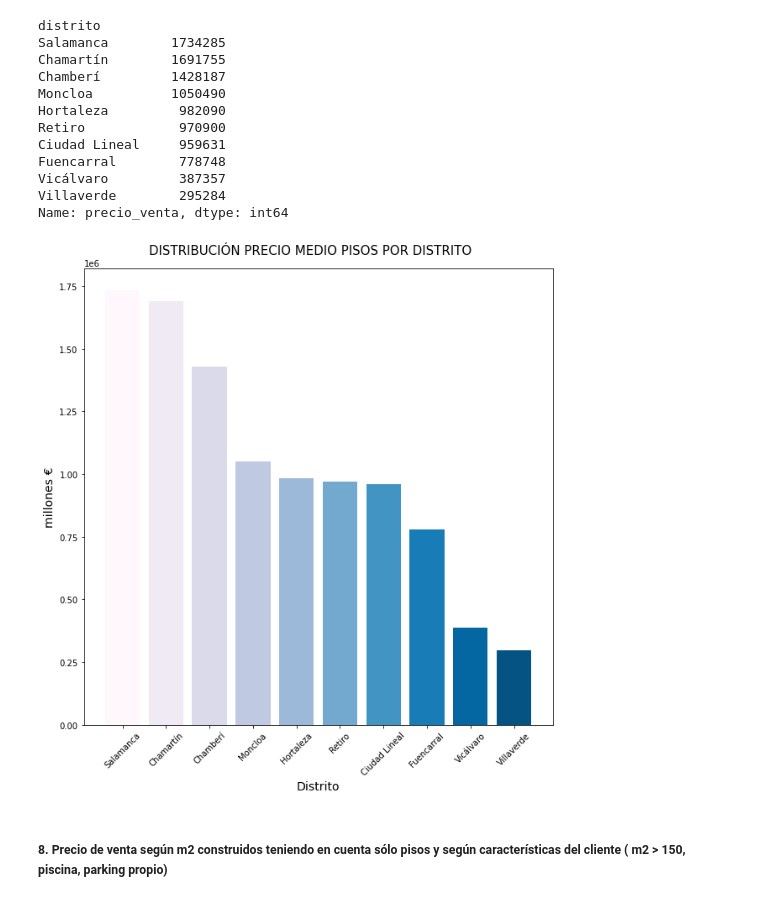
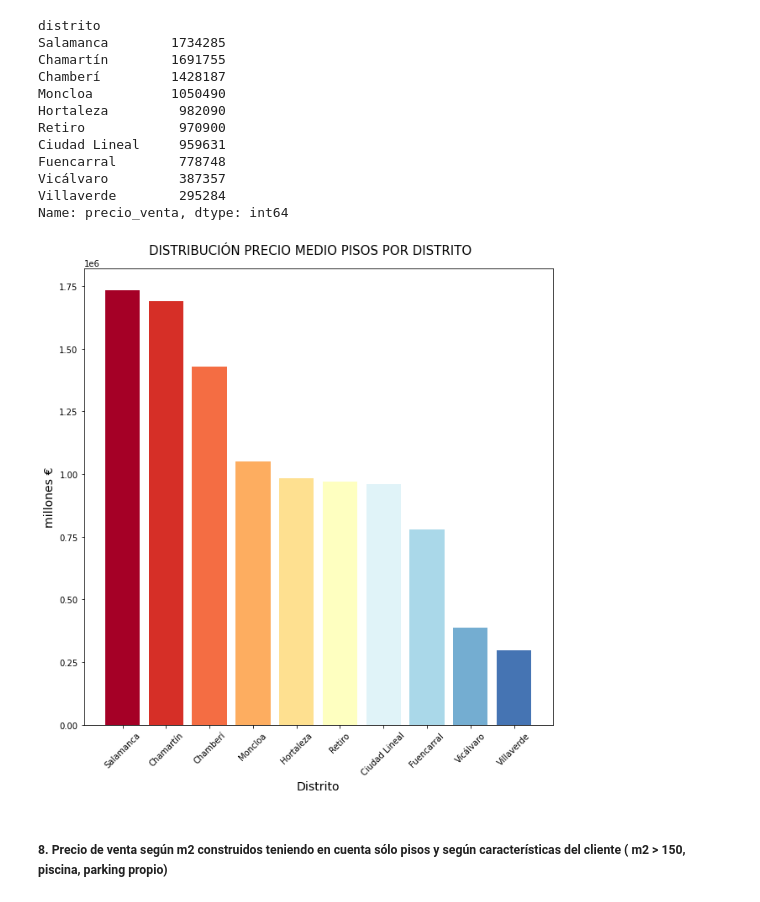
Before and after one commit to jmena23/Data-Analytics-Proyect, a Jupyter notebook: Storytelling.ipynb, the cells around one changed output. Drawn from its saved outputs; the diff is of its cells as text; code cells hidden in the pictures.

```diff
--- a/Storytelling.ipynb
+++ b/Storytelling.ipynb
@@ -191,16 +191,16 @@ Name: precio_venta, dtype: int64
 # %%
 fig, ax = plt.subplots(figsize = (10,10))
 x = ['Salamanca', 'Chamartín', 'Chamberí', 'Moncloa', 'Hortaleza', 'Retiro', 'Ciudad Lineal', 'Fuencarral', 'Vicálvaro', 'Villaverde']
-theme1 = plt.get_cmap('PuBu')
+theme1 = plt.get_cmap('RdYlBu')
 plt.bar(x, precio_medio_pisos, color = [theme1(1. * i / len(x)) for i in range(len(x))])
 ax.set_xticks(x)
 ax.set_xticklabels(x, rotation = 45)
 plt.xlabel("Distrito", fontsize = 14)
 plt.ylabel("millones €", fontsize = 14)
 plt.suptitle("DISTRIBUCIÓN PRECIO MEDIO PISOS POR DISTRITO", y = 0.92, fontsize = 15)
 plt.show()
 # %% [output]
-[figure, old version]
+[figure, new version]
 # %% [markdown]
 ##### 8. Precio de venta según m2 construidos teniendo en cuenta sólo pisos y según características del cliente ( m2 > 150, piscina, parking propio)
 # %%
```
Also changed, not shown: parts of 6 cells of this notebook.
